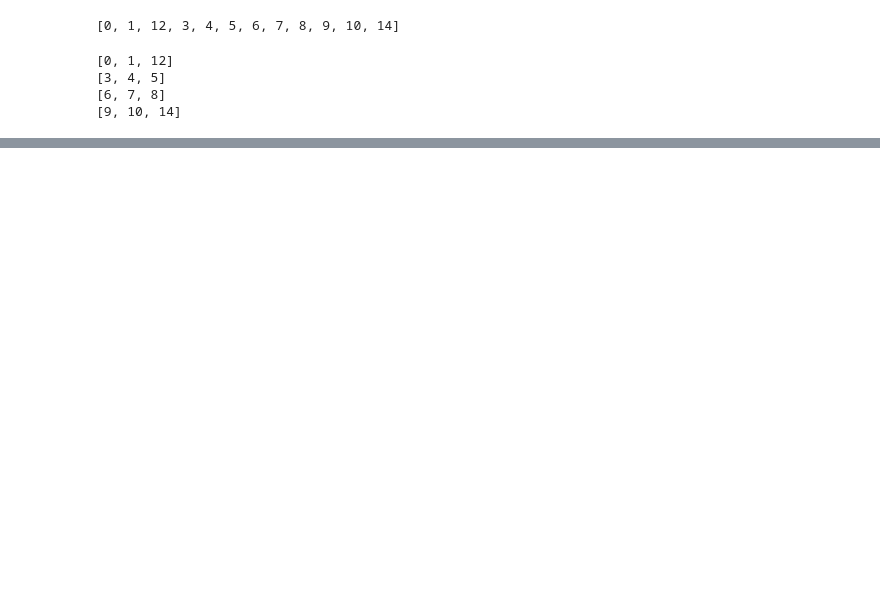
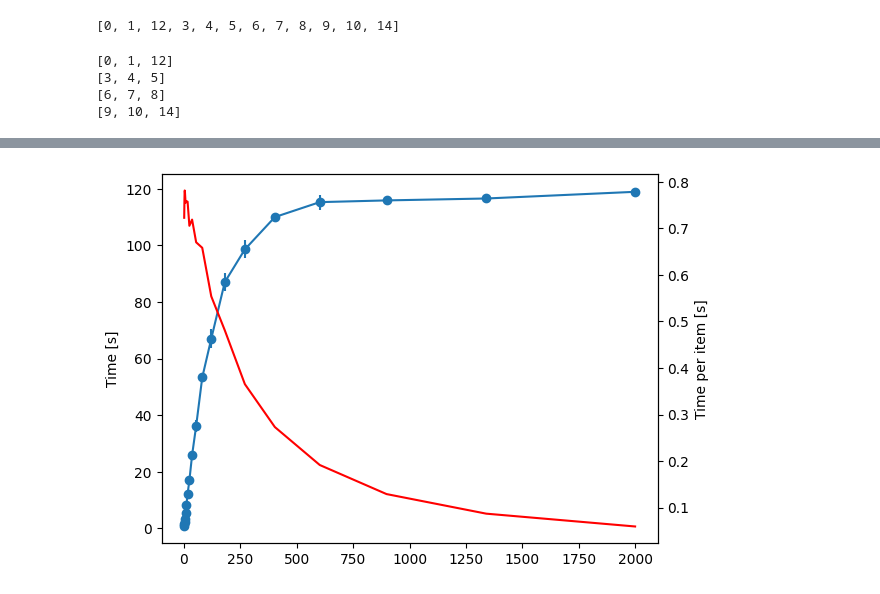
Before and after one commit to dKenez/locus-model, a Jupyter notebook: notebooks/dKenez-4.0-Data_loader_sandbox.ipynb, the cells around one changed output, grey strips where cells are left out. Cells and saved outputs as stored; diff of their text form; code cells hidden in the pictures; blank space fills up the shorter version.

```diff
--- a/notebooks/dKenez-4.0-Data_loader_sandbox.ipynb
+++ b/notebooks/dKenez-4.0-Data_loader_sandbox.ipynb
@@ -95,0 +353,24 @@ for batch in batch_indices(batch_size, indices):
+# %%
+# x should be a logarithmix linspace from 1 to 5000
+X = np.logspace(0, np.log10(2000.5), 20, dtype=np.int64)
+# X = np.logspace(0, 0.8, 3, dtype=np.int64)
+
+# x remove duplicates
+X = np.unique(X)
+
+Y = []
+Y_mean = []
+Y_std = []
+Y_avg_time = []
+for x in X:
+    y = []
+    for i in range(5):
+        _, t = get_item_timer(x)
+        y.append(t)
+
+    Y.append(y)
+    Y_mean.append(np.mean(y))
+    Y_std.append(np.std(y))
+    Y_avg_time.append(np.mean(y) / x)
+
+    write_as_json(X, Y, Y_mean, Y_std, Y_avg_time)
@@ -95,0 +395,21 @@ for batch in batch_indices(batch_size, indices):
+# %%
+fig, ax1 = plt.subplots()
+
+# Plot error bar on first axis
+ax1.errorbar(X, Y_mean, Y_std, fmt='-o')
+ax1.set_ylabel('Time [s]')
+ax1.yaxis.tick_left()
+ax1.yaxis.set_label_position("left")
+
+# Create second axis
+ax2 = ax1.twinx()
+
+# Plot line chart on second axis
+ax2.plot(X, Y_avg_time, color='r')
+ax2.set_ylabel('Time per item [s]')
+ax2.yaxis.tick_right()
+ax2.yaxis.set_label_position("right")
+
+plt.show()
+# %% [output]
+[figure, added]
```
Also changed, not shown: parts of 23 cells of this notebook, 8 other files.
